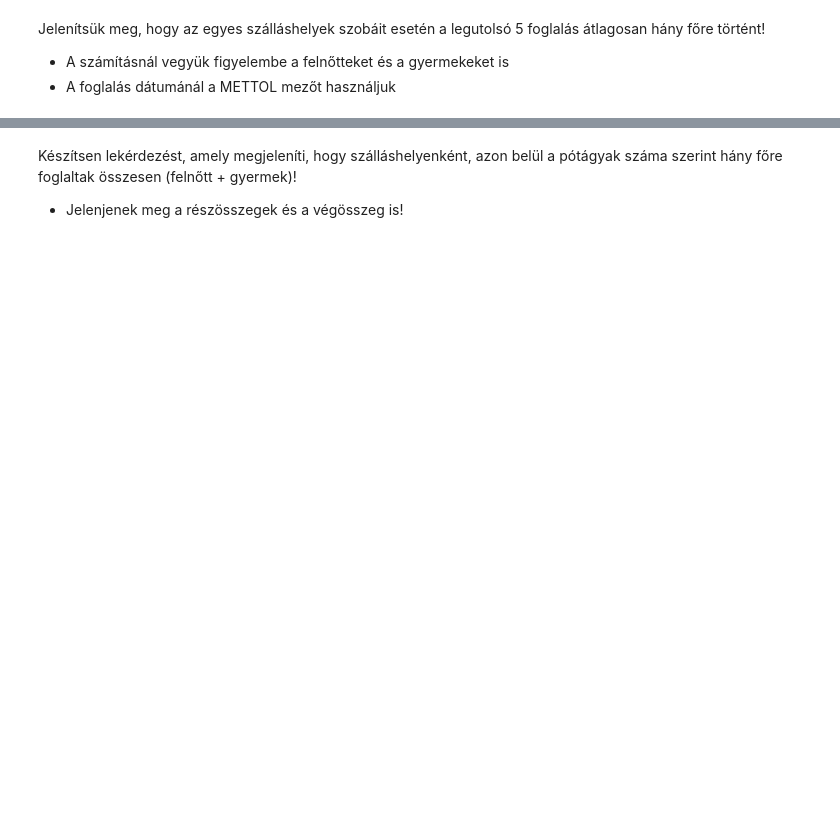
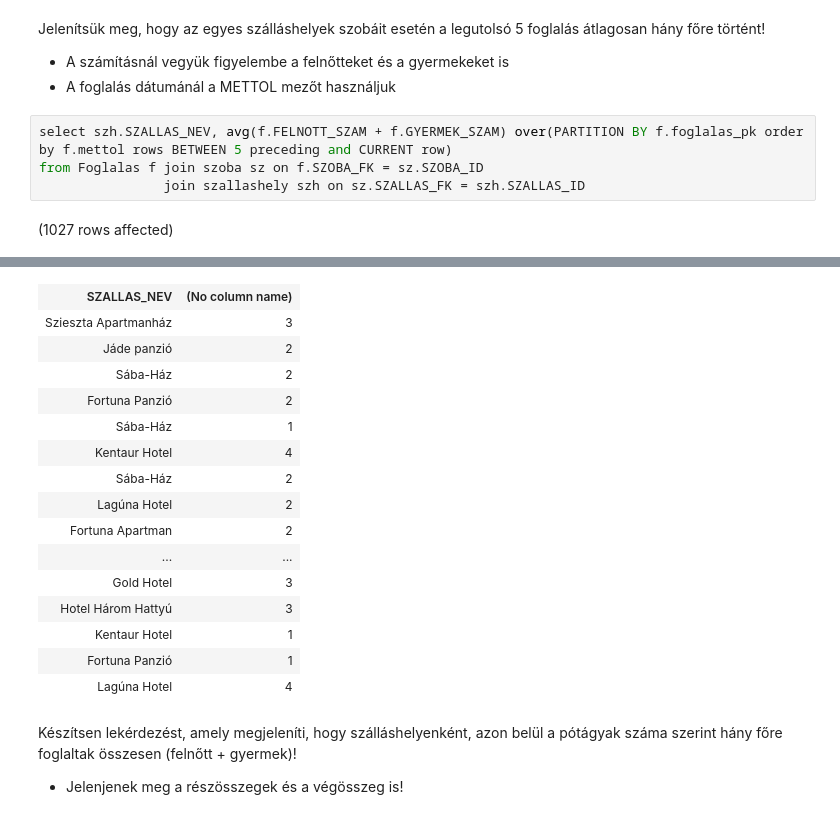
Before and after one commit to AjarBeko/ZH4, a Jupyter notebook: Notebook-1.ipynb, the cells around one changed output, grey strips where cells are left out. Drawn from its saved outputs; the diff is of its cells as text; blank space fills up the shorter version.

```diff
--- a/Notebook-1.ipynb
+++ b/Notebook-1.ipynb
@@ -35,3 +62,9 @@ Jelenítsük meg, hogy az egyes szálláshelyek szobáit esetén a legutolsó 5
 
 - A számításnál vegyük figyelembe a felnőtteket és a gyermekeket is
 - A foglalás dátumánál a METTOL mezőt használjuk
+# %%
+select szh.SZALLAS_NEV, avg(f.FELNOTT_SZAM + f.GYERMEK_SZAM) over(PARTITION BY f.foglalas_pk order by f.mettol rows BETWEEN 5 preceding and CURRENT row)
+from Foglalas f join szoba sz on f.SZOBA_FK = sz.SZOBA_ID
+                join szallashely szh on sz.SZALLAS_FK = szh.SZALLAS_ID
+# %% [output]
+(1027 rows affected)
@@ -38,3 +72,19 @@ Jelenítsük meg, hogy az egyes szálláshelyek szobáit esetén a legutolsó 5
+| SZALLAS_NEV | (No column name) |
+| Szieszta Apartmanház | 3 |
+| Jáde panzió | 2 |
+| Sába-Ház | 2 |
+| Fortuna Panzió | 2 |
+| Sába-Ház | 1 |
+| Kentaur Hotel | 4 |
+| Sába-Ház | 2 |
+| Lagúna Hotel | 2 |
+| Fortuna Apartman | 2 |
+| ... | ... |
+| Gold Hotel | 3 |
+| Hotel Három Hattyú | 3 |
+| Kentaur Hotel | 1 |
+| Fortuna Panzió | 1 |
+| Lagúna Hotel | 4 |
 # %% [markdown]
 Készítsen lekérdezést, amely megjeleníti, hogy szálláshelyenként, azon belül a pótágyak száma szerint hány főre foglaltak összesen (felnőtt + gyermek)!
 
```
Also changed, not shown: parts of 11 cells of this notebook.
